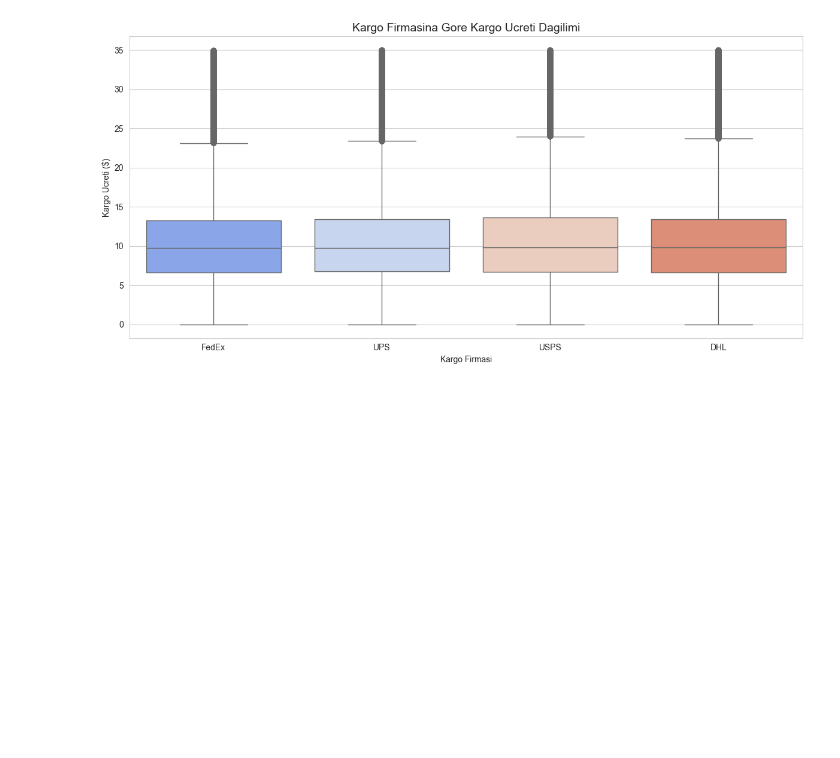
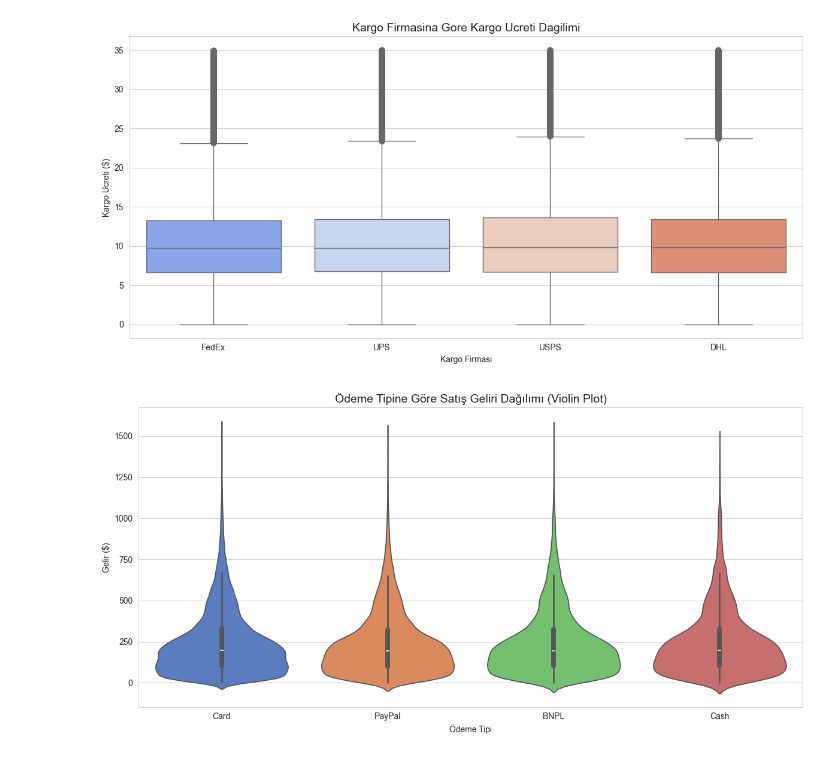
Before and after one commit to Rtur2003/Rtur2003-Data-Science---Python, a Jupyter notebook: Deneme.ipynb, the cells around one changed output. Cells and saved outputs as stored; diff of their text form; code cells hidden in the pictures; blank space fills up the shorter version.

```diff
--- a/Deneme.ipynb
+++ b/Deneme.ipynb
@@ -414,3 +414,14 @@ plt.tight_layout()
 plt.show()
 # %% [output]
 [figure]
+# %%
+# Ödeme tipine göre gelir violin plot
+plt.figure(figsize=(12, 6))
+sns.violinplot(data=df, x='PaymentType', y='LineRevenue$', palette='muted')
+plt.title('Ödeme Tipine Göre Satış Geliri Dağılımı (Violin Plot)', fontsize=14)
+plt.xlabel('Ödeme Tipi')
+plt.ylabel('Gelir ($)')
+plt.tight_layout()
+plt.show()
+# %% [output]
+[figure, added]
```
Also changed, not shown: parts of 3 cells of this notebook.
